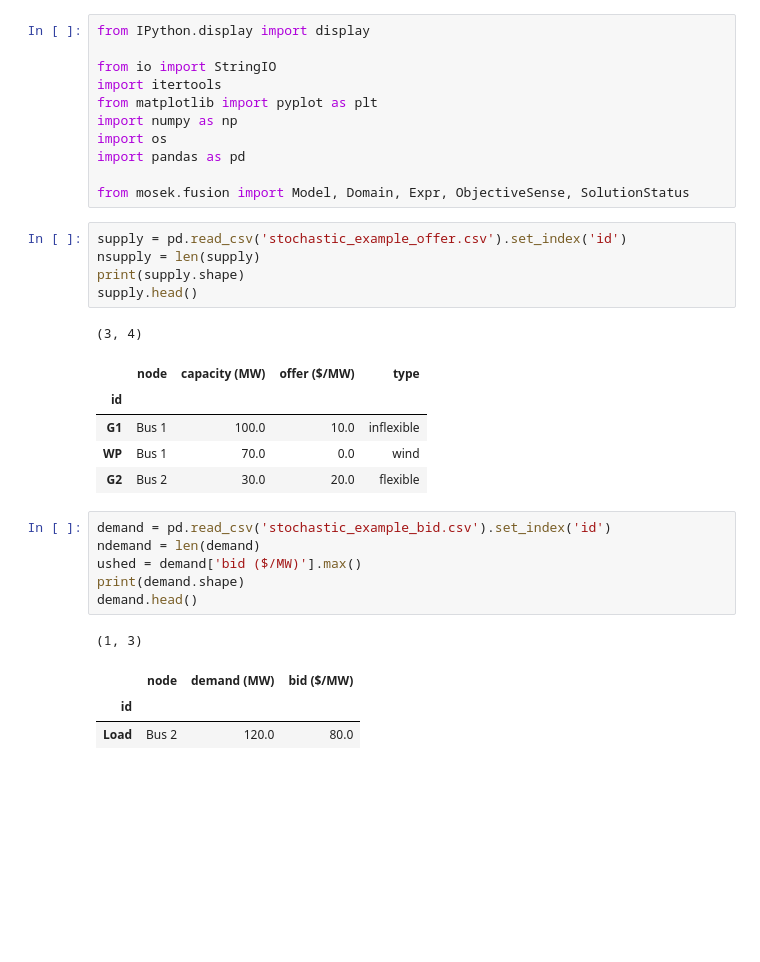
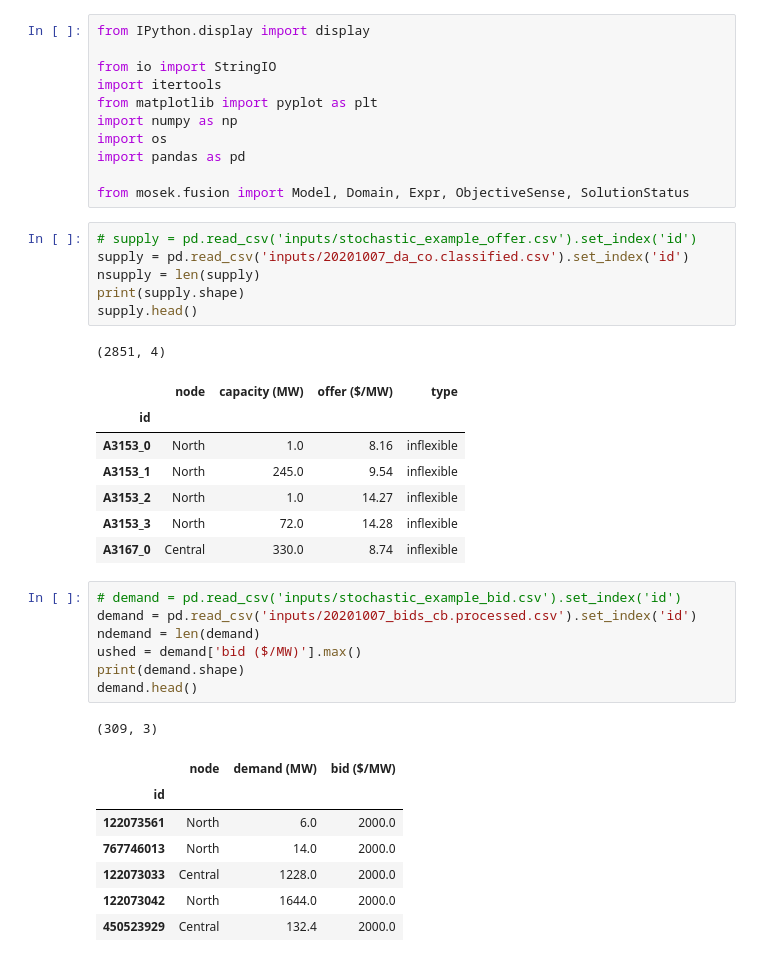
Before and after one commit to drakesiard/power, a Jupyter notebook: dtu31792/project/proj2-stochastic-program.ipynb, the cells around one changed output. Drawn from its saved outputs; the diff is of its cells as text; blank space fills up the shorter version.

```diff
--- a/dtu31792/project/proj2-stochastic-program.ipynb
+++ b/dtu31792/project/proj2-stochastic-program.ipynb
@@ -10,26 +10,34 @@ import pandas as pd
 
 from mosek.fusion import Model, Domain, Expr, ObjectiveSense, SolutionStatus
 # %%
-supply = pd.read_csv('stochastic_example_offer.csv').set_index('id')
+# supply = pd.read_csv('inputs/stochastic_example_offer.csv').set_index('id')
+supply = pd.read_csv('inputs/20201007_da_co.classified.csv').set_index('id')
 nsupply = len(supply)
 print(supply.shape)
 supply.head()
 # %% [output]
-(3, 4)
+(2851, 4)
 |  | node | capacity (MW) | offer ($/MW) | type |
 | id |  |  |  |  |
-| G1 | Bus 1 | 100.0 | 10.0 | inflexible |
-| WP | Bus 1 | 70.0 | 0.0 | wind |
-| G2 | Bus 2 | 30.0 | 20.0 | flexible |
+| A3153_0 | North | 1.0 | 8.16 | inflexible |
+| A3153_1 | North | 245.0 | 9.54 | inflexible |
+| A3153_2 | North | 1.0 | 14.27 | inflexible |
+| A3153_3 | North | 72.0 | 14.28 | inflexible |
+| A3167_0 | Central | 330.0 | 8.74 | inflexible |
 # %%
-demand = pd.read_csv('stochastic_example_bid.csv').set_index('id')
+# demand = pd.read_csv('inputs/stochastic_example_bid.csv').set_index('id')
+demand = pd.read_csv('inputs/20201007_bids_cb.processed.csv').set_index('id')
 ndemand = len(demand)
 ushed = demand['bid ($/MW)'].max()
 print(demand.shape)
 demand.head()
 # %% [output]
-(1, 3)
+(309, 3)
 |  | node | demand (MW) | bid ($/MW) |
 | id |  |  |  |
-| Load | Bus 2 | 120.0 | 80.0 |
+| 122073561 | North | 6.0 | 2000.0 |
+| 767746013 | North | 14.0 | 2000.0 |
+| 122073033 | Central | 1228.0 | 2000.0 |
+| 122073042 | North | 1644.0 | 2000.0 |
+| 450523929 | Central | 132.4 | 2000.0 |
 # %%
```
Also changed, not shown: parts of 24 cells of this notebook, 18 other files.
